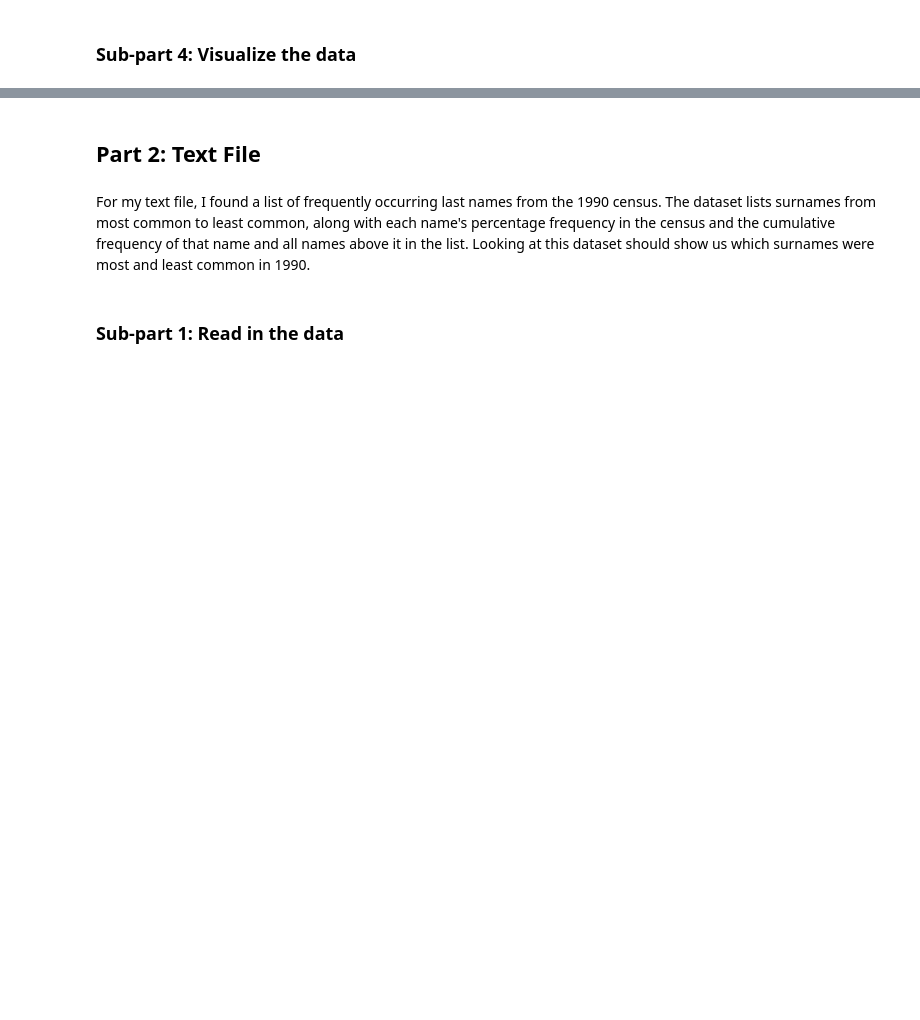
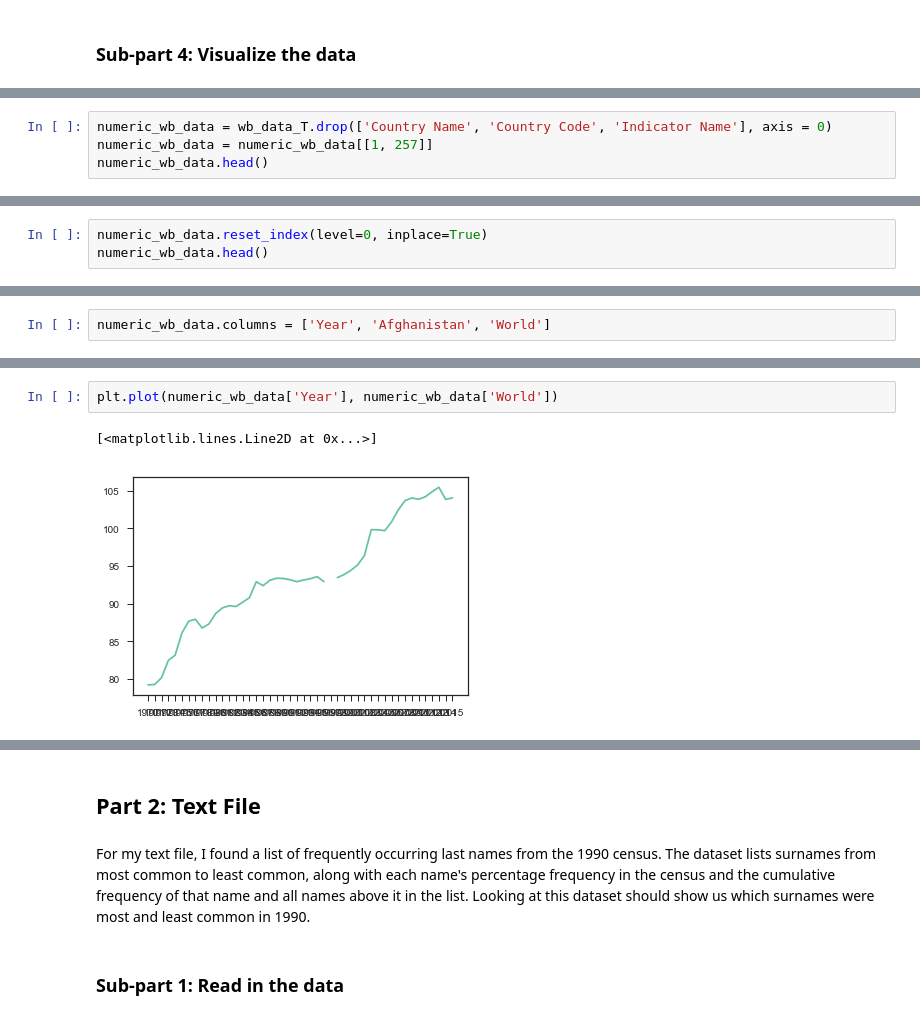
Before and after one commit to tfolkman/byu_econ_applied_machine_learning, a Jupyter notebook: hw_1.ipynb, the cells around one changed output, grey strips where cells are left out. Saved outputs shown, nothing was run; the diff lists cells and outputs as text; blank space fills up the shorter version.

```diff
--- a/hw_1.ipynb
+++ b/hw_1.ipynb
@@ -251,0 +231,4 @@ KeyError: 1
+# %%
+numeric_wb_data = wb_data_T.drop(['Country Name', 'Country Code', 'Indicator Name'], axis = 0)
+numeric_wb_data = numeric_wb_data[[1, 257]]
+numeric_wb_data.head()
@@ -251,0 +242,3 @@ KeyError: 1
+# %%
+numeric_wb_data.reset_index(level=0, inplace=True)
+numeric_wb_data.head()
@@ -251,0 +252,2 @@ KeyError: 1
+# %%
+numeric_wb_data.columns = ['Year', 'Afghanistan', 'World']
@@ -251,0 +263,5 @@ KeyError: 1
+# %%
+plt.plot(numeric_wb_data['Year'], numeric_wb_data['World'])
+# %% [output]
+[<matplotlib.lines.Line2D at 0x...>]
+[figure, added]
```
Also changed, not shown: parts of 53 cells of this notebook.
